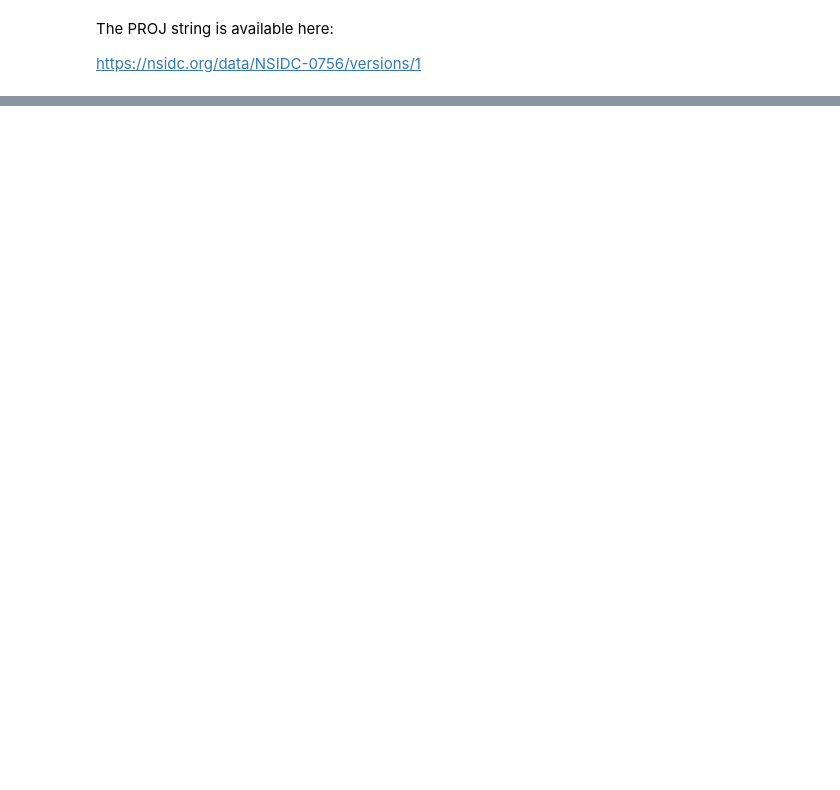
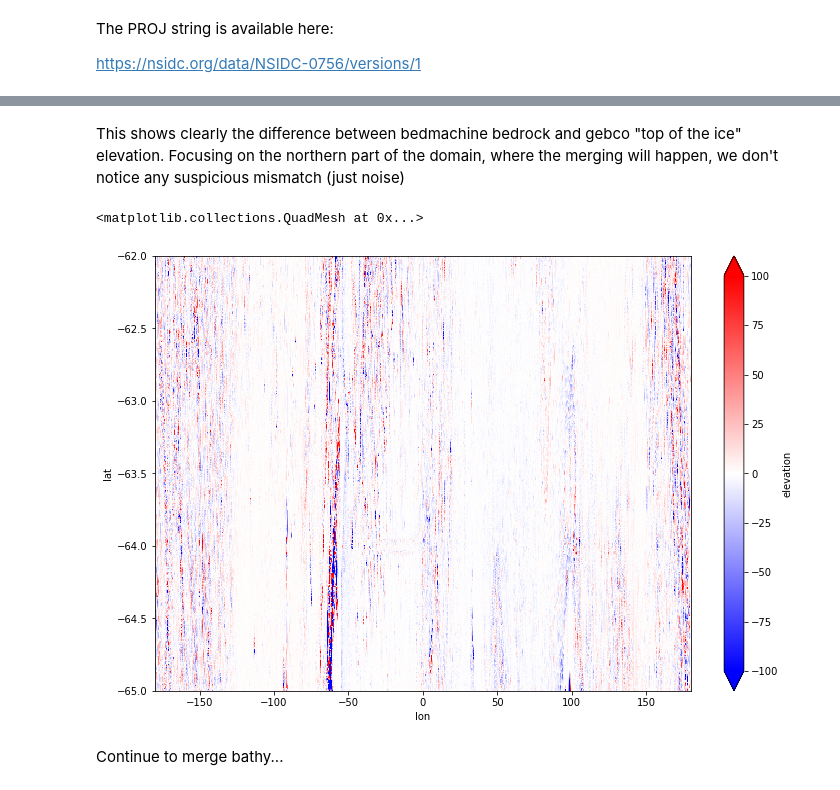
Before and after one commit to raphaeldussin/OM4_125_bedmachine_ant1, a Jupyter notebook: raw_data/Remapping_bedmachine.ipynb, the cells around one changed output, grey strips where cells are left out. Saved outputs shown, nothing was run; the diff lists cells and outputs as text; code cells hidden in the pictures; blank space fills up the shorter version.

```diff
--- a/raw_data/Remapping_bedmachine.ipynb
+++ b/raw_data/Remapping_bedmachine.ipynb
@@ -300,0 +264,10 @@ h2_regrid_log.plot(figsize=[12,8], x='lon', y='lat', vmin=1, vmax=3)
+# %% [markdown]
+This shows clearly the difference between bedmachine bedrock and gebco "top of the ice" elevation. Focusing on the northern part of the domain, where the merging will happen, we don't notice any suspicious mismatch (just noise)
+# %%
+plt.figure(figsize=[12,8])
+diffbathy.sel(lat=slice(-65,-62)).plot(vmin=-100, vmax=100, cmap='bwr')
+# %% [output]
+<matplotlib.collections.QuadMesh at 0x...>
+[figure, added]
+# %% [markdown]
+Continue to merge bathy...
```
Also changed, not shown: parts of 69 cells of this notebook, 1 other file.
